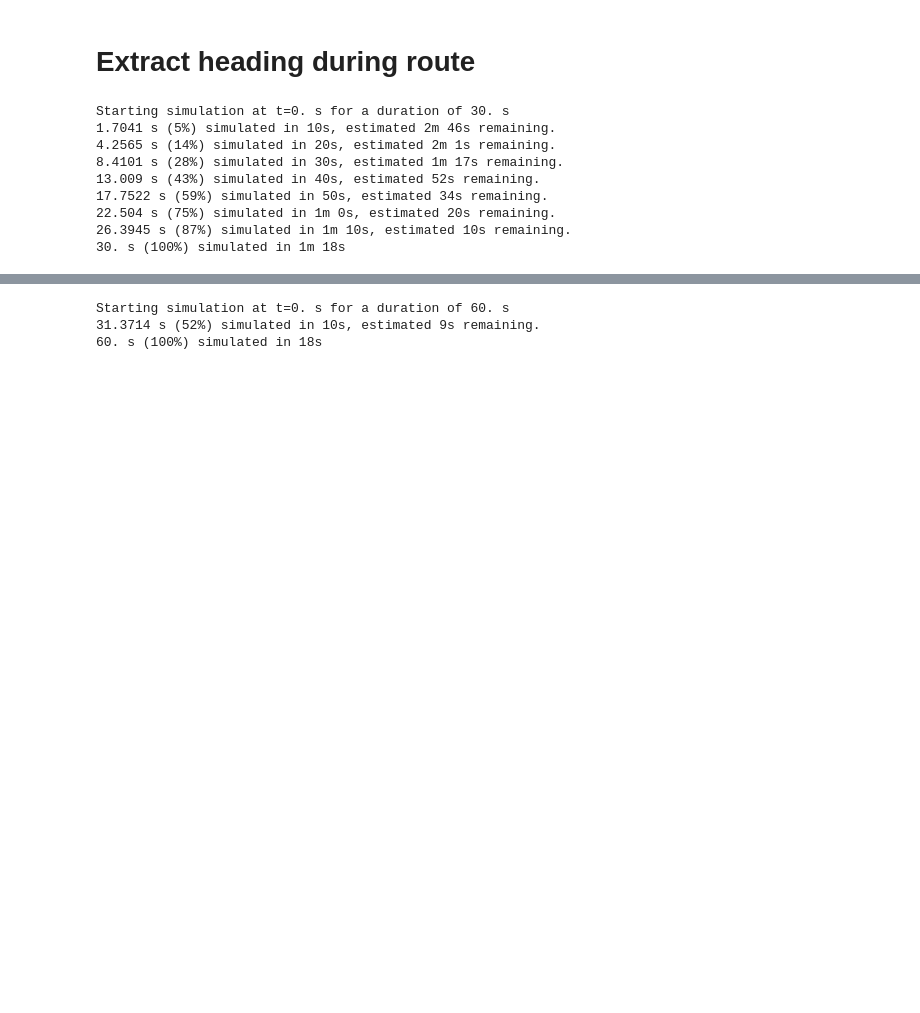
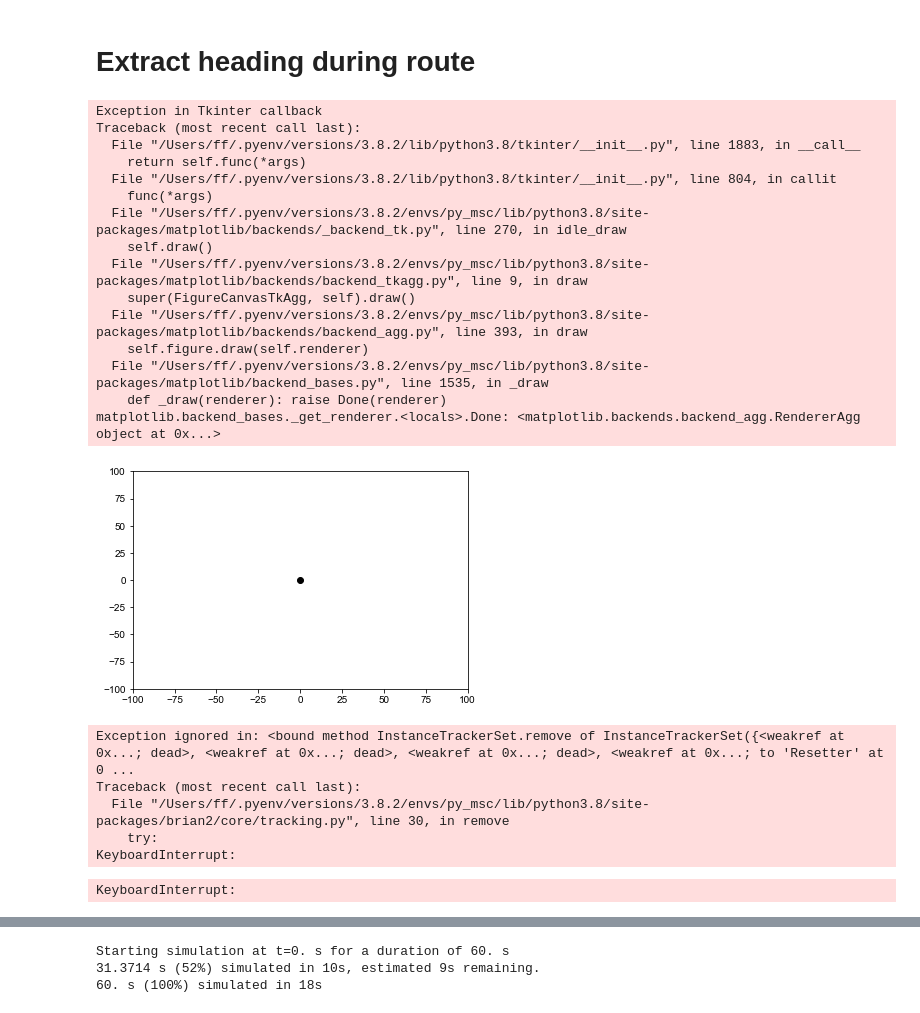
Before and after one commit to filippoferrari/CX_Path_Integration, a Jupyter notebook: notebooks/agent_control.ipynb, the cells around one changed output, grey strips where cells are left out. Saved outputs shown, nothing was run; the diff lists cells and outputs as text; code cells hidden in the pictures; blank space fills up the shorter version.

Commit message:
agent control is kidn of working for outbound

```diff
--- a/notebooks/agent_control.ipynb
+++ b/notebooks/agent_control.ipynb
@@ -148,12 +149,59 @@ def CPU4_accumulator(t):
+# %%
+global bee_plot, bee_x, bee_y, ref_angles
+
+bee_x = 0
+bee_y = 0
+
+ref_angles = np.linspace(-np.pi, 0+np.pi, N_TB1, endpoint=False)
+
+f = plt.figure(1)
+axis([-100,100,-100,100])
+
+bee_plot = plot(bee_x, bee_y, 'ko') # Vehicle
+
+@network_operation(dt=time_step*ms)
+def plot_bee(t):
+    global bee_plot, bee_x, bee_y, ref_angles, heading_angles, velocities
+
+    if t < time_step*ms:
+        return
+
+    timestep = int((t/ms) / time_step)
+
+    angle = heading_angles[timestep]
+    x_comp = np.cos(angle)
+    y_comp = np.sin(angle)
+    bee_x += x_comp
+    bee_y += y_comp
+    print(angle, x_comp, y_comp, bee_x, bee_y)
+    bee_plot = plot(bee_x, bee_y, 'ko')
+
+    axis([-100,100,-100,100])
+    draw()
+    pause(0.01)
+# %% [output]
+Exception in Tkinter callback
+Traceback (most recent call last):
+  File "/Users/ff/.pyenv/versions/3.8.2/lib/python3.8/tkinter/__init__.py", line 1883, in __call__
+    return self.func(*args)
+  File "/Users/ff/.pyenv/versions/3.8.2/lib/python3.8/tkinter/__init__.py", line 804, in callit
+    func(*args)
+  File "/Users/ff/.pyenv/versions/3.8.2/envs/py_msc/lib/python3.8/site-packages/matplotlib/backends/_backend_tk.py", line 270, in idle_draw
+    self.draw()
+  File "/Users/ff/.pyenv/versions/3.8.2/envs/py_msc/lib/python3.8/site-packages/matplotlib/backends/backend_tkagg.py", line 9, in draw
+    super(FigureCanvasTkAgg, self).draw()
+  File "/Users/ff/.pyenv/versions/3.8.2/envs/py_msc/lib/python3.8/site-packages/matplotlib/backends/backend_agg.py", line 393, in draw
+    self.figure.draw(self.renderer)
+  File "/Users/ff/.pyenv/versions/3.8.2/envs/py_msc/lib/python3.8/site-packages/matplotlib/backend_bases.py", line 1535, in _draw
+    def _draw(renderer): raise Done(renderer)
+matplotlib.backend_bases._get_renderer.<locals>.Done: <matplotlib.backends.backend_agg.RendererAgg object at 0x...>
+[figure, added]
 # %%
-run((T_outbound)*time_step*ms, report='text')
+run((50)*time_step*ms, report='text')
 # %% [output]
-Starting simulation at t=0. s for a duration of 30. s
-1.7041 s (5%) simulated in 10s, estimated 2m 46s remaining.
-4.2565 s (14%) simulated in 20s, estimated 2m 1s remaining.
-8.4101 s (28%) simulated in 30s, estimated 1m 17s remaining.
-13.009 s (43%) simulated in 40s, estimated 52s remaining.
-17.7522 s (59%) simulated in 50s, estimated 34s remaining.
-22.504 s (75%) simulated in 1m 0s, estimated 20s remaining.
-26.3945 s (87%) simulated in 1m 10s, estimated 10s remaining.
-30. s (100%) simulated in 1m 18s
+Exception ignored in: <bound method InstanceTrackerSet.remove of InstanceTrackerSet({<weakref at 0x...; dead>, <weakref at 0x...; dead>, <weakref at 0x...; dead>, <weakref at 0x...; to 'Resetter' at 0 ...
+Traceback (most recent call last):
+  File "/Users/ff/.pyenv/versions/3.8.2/envs/py_msc/lib/python3.8/site-packages/brian2/core/tracking.py", line 30, in remove
+    try:
+KeyboardInterrupt:
+KeyboardInterrupt:
```
Also changed, not shown: parts of 22 cells of this notebook, 1 other file.
